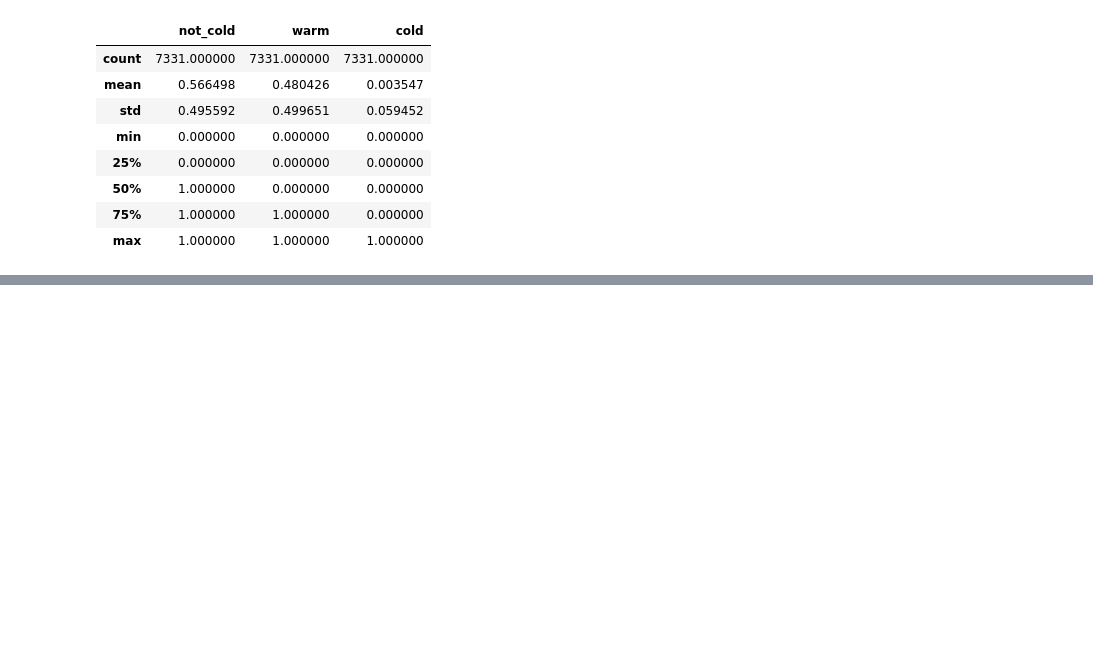
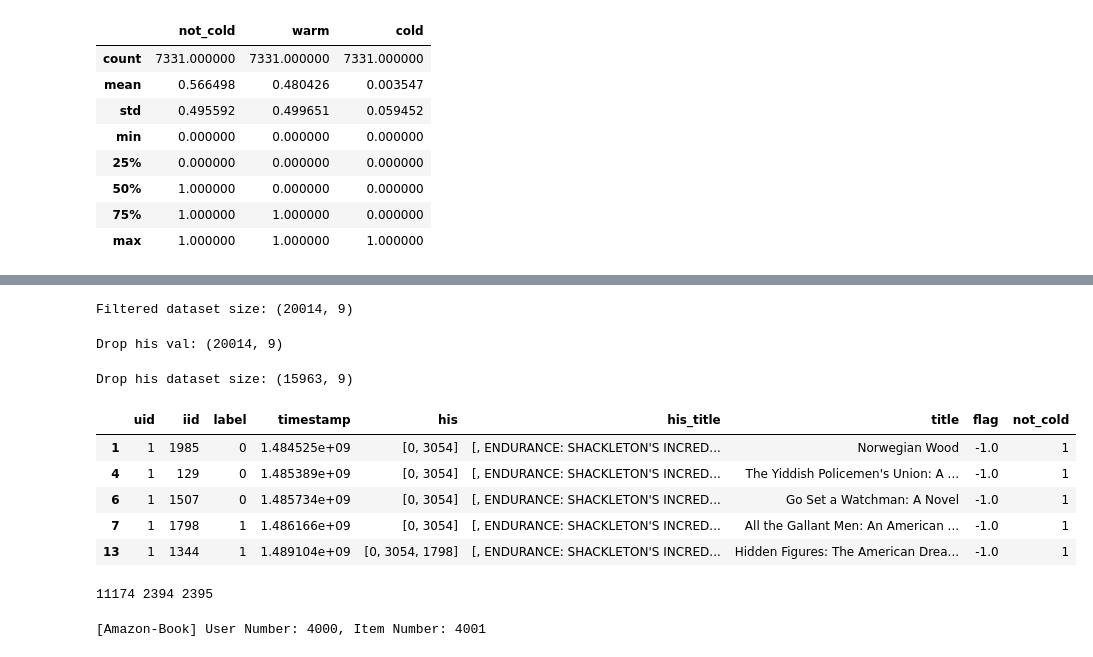
Before and after one commit to kechenkristin/RecLLM, a Jupyter notebook: movie-lens-dp.ipynb, the cells around one changed output, grey strips where cells are left out. Saved outputs shown, nothing was run; the diff lists cells and outputs as text; code cells hidden in the pictures; blank space fills up the shorter version.

```diff
--- a/movie-lens-dp.ipynb
+++ b/movie-lens-dp.ipynb
@@ -355,0 +371,2 @@ print(f"Files saved to {save_path}")
+# %%
+train_book = train_book[train_book['his'].apply(lambda x: len(x) > 1)]
@@ -355,0 +377,31 @@ print(f"Files saved to {save_path}")
+# %%
+train_book = train_book[train_book['iid'] <= 4000]
+train_book = train_book[train_book['uid'] <= 4000]
+
+# Display the shape of the dataset before and after filtering
+
+print("Filtered dataset size:", train_book.shape)
+# %% [output]
+Filtered dataset size: (20014, 9)
+# %%
+# Filter values inside the 'his' list, keeping only those ≤ 3000
+train_book['his'] = train_book['his'].apply(lambda x: [item for item in x if item <= 4000])
+# %%
+print("Drop his val:", train_book.shape)
+# %% [output]
+Drop his val: (20014, 9)
+# %%
+train_book = train_book[train_book['his'].apply(lambda x: len(x) > 1)]
+# %%
+print("Drop his dataset size:", train_book.shape)
+# %% [output]
+Drop his dataset size: (15963, 9)
+# %%
+train_book.head()
+# %% [output]
+|  | uid | iid | label | timestamp | his | his_title | title | flag | not_cold |
+| 1 | 1 | 1985 | 0 | 1.484525e+09 | [0, 3054] | [, ENDURANCE: SHACKLETON'S INCRED... | Norwegian Wood | -1.0 | 1 |
+| 4 | 1 | 129 | 0 | 1.485389e+09 | [0, 3054] | [, ENDURANCE: SHACKLETON'S INCRED... | The Yiddish Policemen's Union: A ... | -1.0 | 1 |
+| 6 | 1 | 1507 | 0 | 1.485734e+09 | [0, 3054] | [, ENDURANCE: SHACKLETON'S INCRED... | Go Set a Watchman: A Novel | -1.0 | 1 |
+| 7 | 1 | 1798 | 1 | 1.486166e+09 | [0, 3054] | [, ENDURANCE: SHACKLETON'S INCRED... | All the Gallant Men: An American ... | -1.0 | 1 |
+| 13 | 1 | 1344 | 1 | 1.489104e+09 | [0, 3054, 1798] | [, ENDURANCE: SHACKLETON'S INCRED... | Hidden Figures: The American Drea... | -1.0 | 1 |
@@ -355,0 +419,4 @@ print(f"Files saved to {save_path}")
+# %%
+print(len(train_data), len(valid_data), len(test_data))
+# %% [output]
+11174 2394 2395
@@ -355,0 +469,12 @@ print(f"Files saved to {save_path}")
+# %%
+# Example usage for Amazon-Book dataset
+file_paths_amazon_book = [
+    "/kaggle/working/train_ood2.pkl",
+    "/kaggle/working/valid_ood2.pkl",
+    "/kaggle/working/test_ood2.pkl"
+]
+
+user_num, item_num = get_user_item_counts(*file_paths_amazon_book)
+print(f"[Amazon-Book] User Number: {user_num}, Item Number: {item_num}")
+# %% [output]
+[Amazon-Book] User Number: 4000, Item Number: 4001
```
Also changed, not shown: parts of 26 cells of this notebook.
